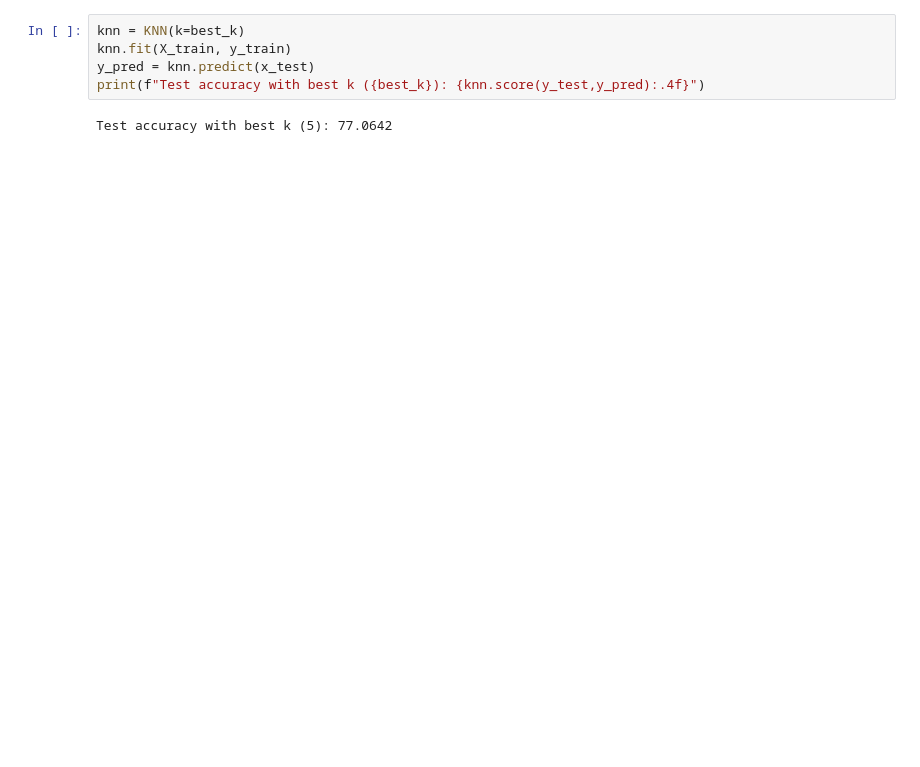
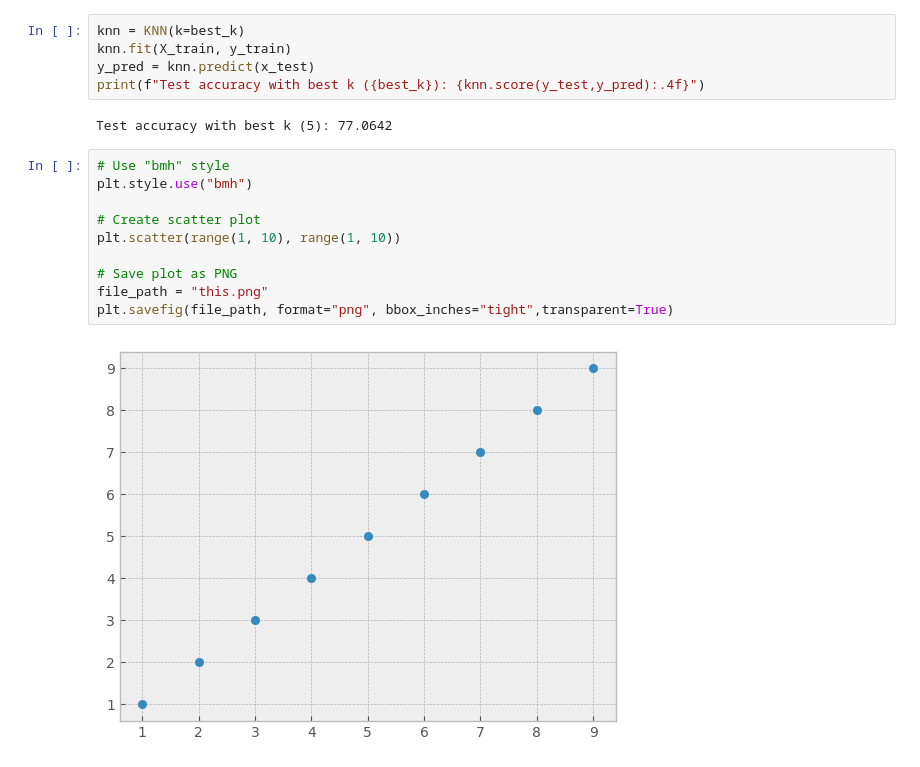
Before and after one commit to jayd719/ubiquitous-couscous, a Jupyter notebook: Assignment1/Task01.ipynb, the cells around one changed output. Cells and saved outputs as stored; diff of their text form; blank space fills up the shorter version.

```diff
--- a/Assignment1/Task01.ipynb
+++ b/Assignment1/Task01.ipynb
@@ -218,3 +219,15 @@ y_pred = knn.predict(x_test)
 print(f"Test accuracy with best k ({best_k}): {knn.score(y_test,y_pred):.4f}")
 # %% [output]
 Test accuracy with best k (5): 77.0642
+# %%
+# Use "bmh" style
+plt.style.use("bmh")
+
+# Create scatter plot
+plt.scatter(range(1, 10), range(1, 10))
+
+# Save plot as PNG
+file_path = "this.png"
+plt.savefig(file_path, format="png", bbox_inches="tight",transparent=True)
+# %% [output]
+[figure, added]
```
Also changed, not shown: parts of 2 cells of this notebook, 14 other files.
